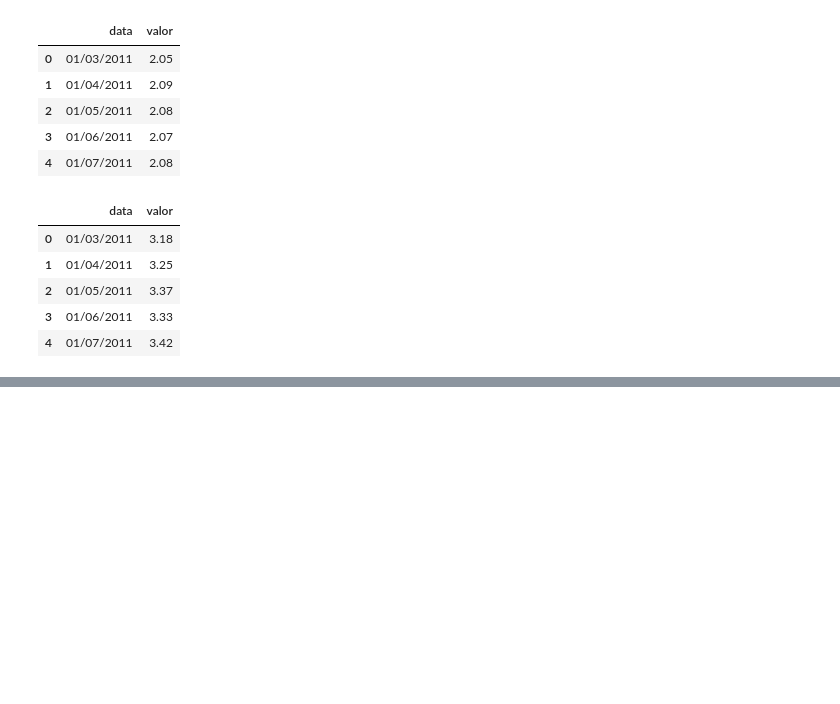
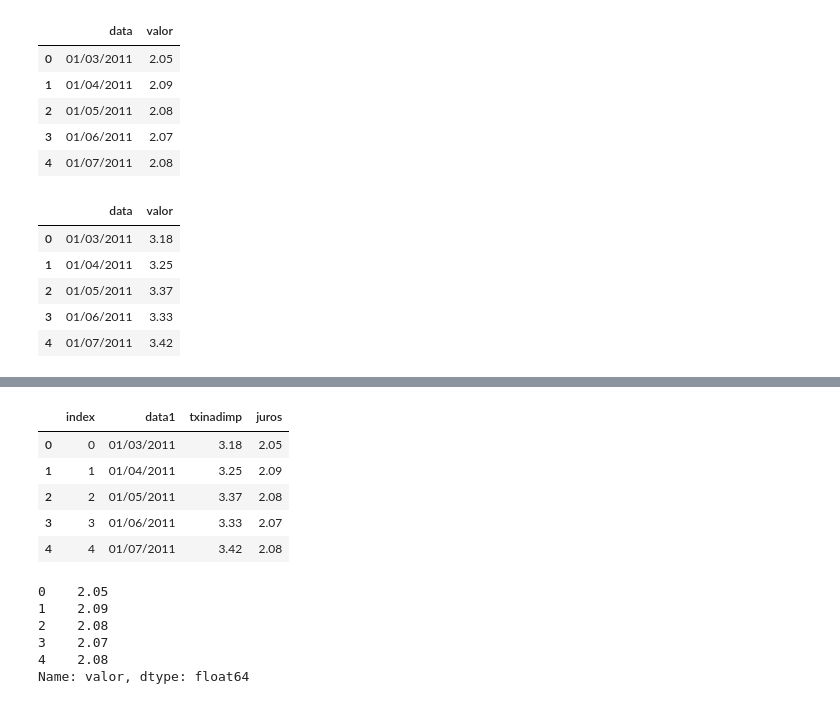
Before and after one commit to GustavoAlovisi/Econometrics2018, a Jupyter notebook: eco02018.ipynb, the cells around one changed output, grey strips where cells are left out. Drawn from its saved outputs; the diff is of its cells as text; code cells hidden in the pictures; blank space fills up the shorter version.

```diff
--- a/eco02018.ipynb
+++ b/eco02018.ipynb
@@ -29,0 +90,28 @@ txinadimplencia.head()
+# %%
+econvars = pd.read_sql_query("select * from variaveis;", database)
+econvars.head()
+# %% [output]
+|  | index | data1 | txinadimp | juros |
+| 0 | 0 | 01/03/2011 | 3.18 | 2.05 |
+| 1 | 1 | 01/04/2011 | 3.25 | 2.09 |
+| 2 | 2 | 01/05/2011 | 3.37 | 2.08 |
+| 3 | 3 | 01/06/2011 | 3.33 | 2.07 |
+| 4 | 4 | 01/07/2011 | 3.42 | 2.08 |
+# %%
+
+
+jurosmedmensal['data'] = pd.to_datetime(jurosmedmensal['data'], format = '%d/%m/%Y')
+
+
+juros2 = pd.Series(data=jurosmedmensal['valor'], index=jurosmedmensal['data'])
+
+
+juros3 = pd.Series(jurosmedmensal.valor)
+juros3.head()
+# %% [output]
+0    2.05
+1    2.09
+2    2.08
+3    2.07
+4    2.08
+Name: valor, dtype: float64
```
Also changed, not shown: parts of 10 cells of this notebook.
